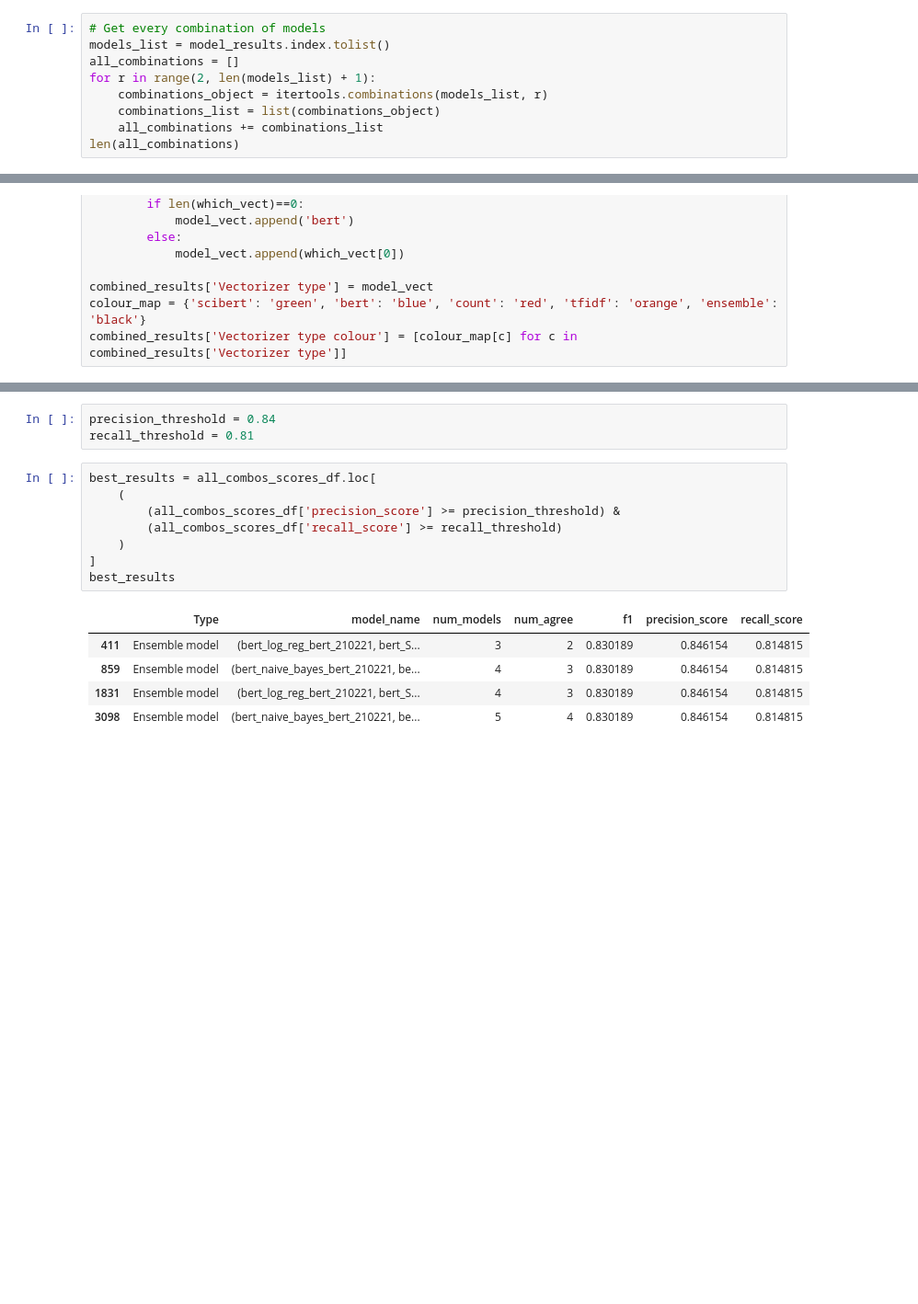
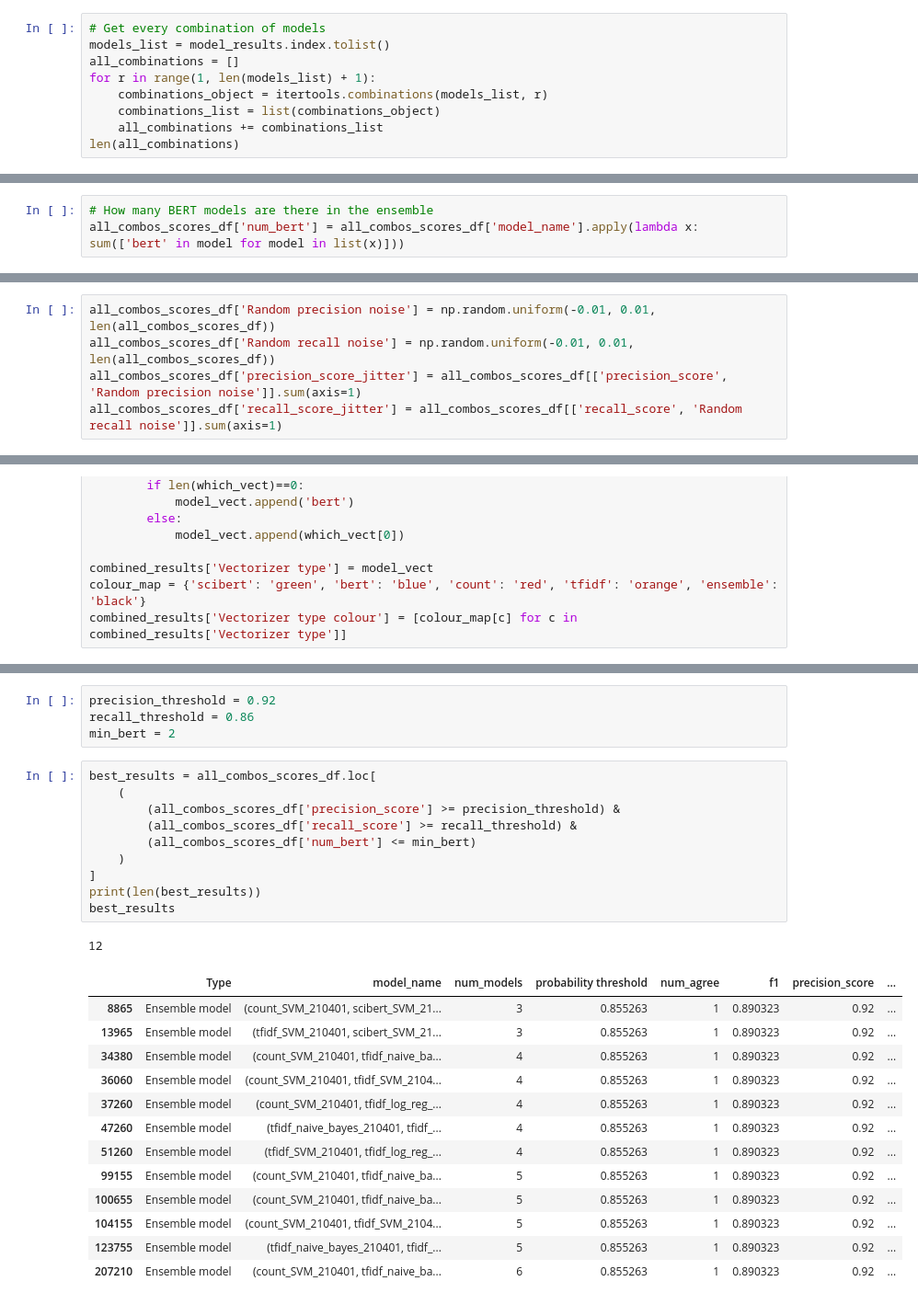
Before and after one commit to wellcometrust/nutrition-labels, a Jupyter notebook: notebooks/Ensemble parameter exploration.ipynb, the cells around one changed output, grey strips where cells are left out. Shown at 92% size. Drawn from its saved outputs; the diff is of its cells as text; blank space fills up the shorter version.

```diff
--- a/notebooks/Ensemble parameter exploration.ipynb
+++ b/notebooks/Ensemble parameter exploration.ipynb
@@ -150,7 +195,7 @@ ax.legend(custom_lines, ['bert']+list(colour_map.keys())+list(shape_map.keys()),
 # Get every combination of models
 models_list = model_results.index.tolist()
 all_combinations = []
-for r in range(2, len(models_list) + 1):
+for r in range(1, len(models_list) + 1):
     combinations_object = itertools.combinations(models_list, r)
     combinations_list = list(combinations_object)
     all_combinations += combinations_list
@@ -193,0 +244,3 @@ len(all_combos_scores_df)
+# %%
+# How many BERT models are there in the ensemble
+all_combos_scores_df['num_bert'] = all_combos_scores_df['model_name'].apply(lambda x: sum(['bert' in model for model in list(x)]))
@@ -194 +269,6 @@ len(all_combos_scores_df)
+# %%
+all_combos_scores_df['Random precision noise'] = np.random.uniform(-0.01, 0.01, len(all_combos_scores_df))
+all_combos_scores_df['Random recall noise'] = np.random.uniform(-0.01, 0.01, len(all_combos_scores_df))
+all_combos_scores_df['precision_score_jitter'] = all_combos_scores_df[['precision_score', 'Random precision noise']].sum(axis=1)
+all_combos_scores_df['recall_score_jitter'] = all_combos_scores_df[['recall_score', 'Random recall noise']].sum(axis=1)
 # %%
@@ -287,17 +474,29 @@ plt.show()
-# %%
-precision_threshold = 0.84
-recall_threshold = 0.81
+# %%
+precision_threshold = 0.92
+recall_threshold = 0.86
+min_bert = 2
 # %%
 best_results = all_combos_scores_df.loc[
     (
         (all_combos_scores_df['precision_score'] >= precision_threshold) &
-        (all_combos_scores_df['recall_score'] >= recall_threshold)
+        (all_combos_scores_df['recall_score'] >= recall_threshold) &
+        (all_combos_scores_df['num_bert'] <= min_bert)
     )
 ]
+print(len(best_results))
 best_results
 # %% [output]
+12
-|  | Type | model_name | num_models | num_agree | f1 | precision_score | recall_score |
-| 411 | Ensemble model | (bert_log_reg_bert_210221, bert_S... | 3 | 2 | 0.830189 | 0.846154 | 0.814815 |
-| 859 | Ensemble model | (bert_naive_bayes_bert_210221, be... | 4 | 3 | 0.830189 | 0.846154 | 0.814815 |
-| 1831 | Ensemble model | (bert_log_reg_bert_210221, bert_S... | 4 | 3 | 0.830189 | 0.846154 | 0.814815 |
-| 3098 | Ensemble model | (bert_naive_bayes_bert_210221, be... | 5 | 4 | 0.830189 | 0.846154 | 0.814815 |
+|  | Type | model_name | num_models | probability threshold | num_agree | f1 | precision_score | ... |
+| 8865 | Ensemble model | (count_SVM_210401, scibert_SVM_21... | 3 | 0.855263 | 1 | 0.890323 | 0.92 | ... |
+| 13965 | Ensemble model | (tfidf_SVM_210401, scibert_SVM_21... | 3 | 0.855263 | 1 | 0.890323 | 0.92 | ... |
+| 34380 | Ensemble model | (count_SVM_210401, tfidf_naive_ba... | 4 | 0.855263 | 1 | 0.890323 | 0.92 | ... |
+| 36060 | Ensemble model | (count_SVM_210401, tfidf_SVM_2104... | 4 | 0.855263 | 1 | 0.890323 | 0.92 | ... |
+| 37260 | Ensemble model | (count_SVM_210401, tfidf_log_reg_... | 4 | 0.855263 | 1 | 0.890323 | 0.92 | ... |
+| 47260 | Ensemble model | (tfidf_naive_bayes_210401, tfidf_... | 4 | 0.855263 | 1 | 0.890323 | 0.92 | ... |
+| 51260 | Ensemble model | (tfidf_SVM_210401, tfidf_log_reg_... | 4 | 0.855263 | 1 | 0.890323 | 0.92 | ... |
+| 99155 | Ensemble model | (count_SVM_210401, tfidf_naive_ba... | 5 | 0.855263 | 1 | 0.890323 | 0.92 | ... |
+| 100655 | Ensemble model | (count_SVM_210401, tfidf_naive_ba... | 5 | 0.855263 | 1 | 0.890323 | 0.92 | ... |
+| 104155 | Ensemble model | (count_SVM_210401, tfidf_SVM_2104... | 5 | 0.855263 | 1 | 0.890323 | 0.92 | ... |
+| 123755 | Ensemble model | (tfidf_naive_bayes_210401, tfidf_... | 5 | 0.855263 | 1 | 0.890323 | 0.92 | ... |
+| 207210 | Ensemble model | (count_SVM_210401, tfidf_naive_ba... | 6 | 0.855263 | 1 | 0.890323 | 0.92 | ... |
```
Also changed, not shown: parts of 38 cells of this notebook, 3 other files.
